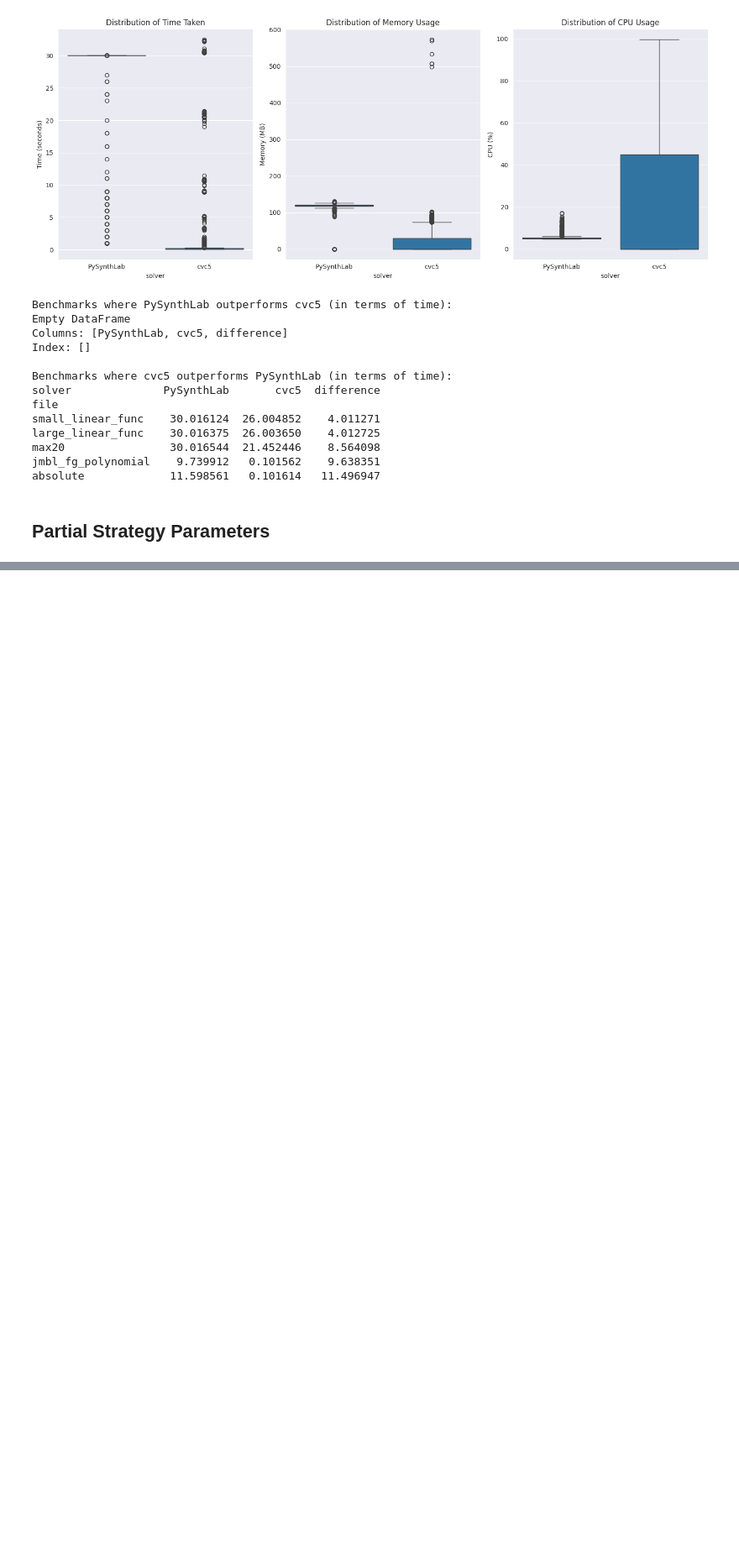
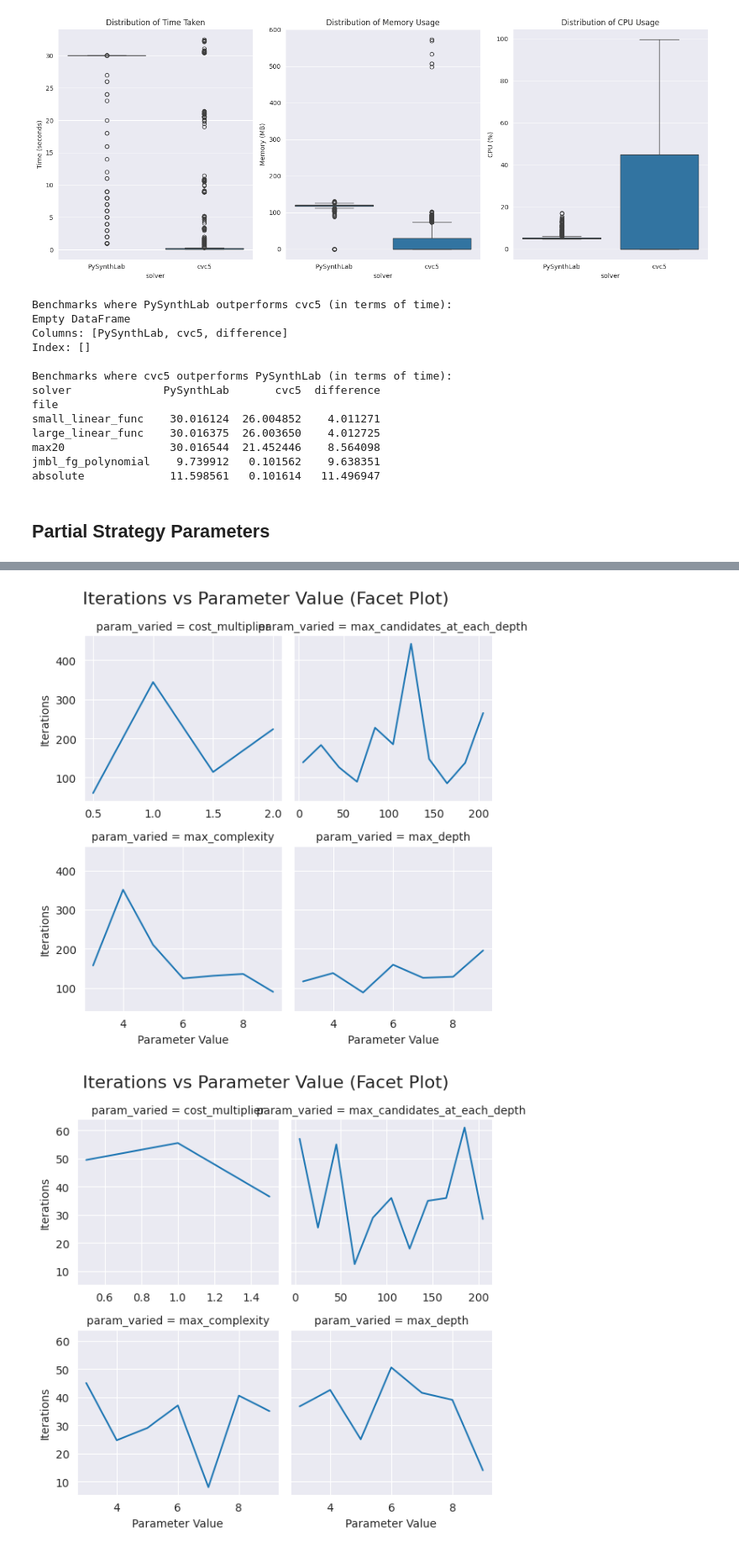
Before and after one commit to gschandan/PySynthLab, a Jupyter notebook: src/evaluation/performance.ipynb, the cells around one changed output, grey strips where cells are left out. Shown at 84% size. Saved outputs shown, nothing was run; the diff lists cells and outputs as text; code cells hidden in the pictures; blank space fills up the shorter version.

Commit message:
trying out different visualisations

```diff
--- a/src/evaluation/performance.ipynb
+++ b/src/evaluation/performance.ipynb
@@ -434,3 +437,10 @@ jmbl_fg_polynomial    9.739912   0.101562    9.638351
 absolute             11.598561   0.101614   11.496947
 # %% [markdown]
 ## Partial Strategy Parameters
+# %%
+df_pysynthlab_partial = pd.read_csv('../benchmark/sygus_solver_pysynthlab_results_partial.csv')
+df_pysynthlab_partial['run_datetime'] = pd.to_datetime(df_pysynthlab_partial['run_datetime'])
+df_pysynthlab_partial['solver'] = 'PySynthLab'
+df_pysynthlab_partial['config'] = df_pysynthlab_partial['config'].str.split('/').str[-1].str.replace('.yaml', '').str.replace('benchmark_','')
+df_pysynthlab_partial['file'] = df_pysynthlab_partial['file'].str.split('/').str[-1].str.replace('.sl', '')
+df_pysynthlab_partial.head()
@@ -436,0 +455,3 @@ absolute             11.598561   0.101614   11.496947
+# %%
+grouped = df_pysynthlab_partial.groupby(['file', 'param_varied', 'param_value'])
+grouped.describe()
@@ -436,0 +474,15 @@ absolute             11.598561   0.101614   11.496947
+# %%
+performance = grouped.agg({
+    'time': 'mean',
+    'avg_cpu_percentage': 'mean',
+    'max_memory_usage': 'mean',
+    'candidates_generated': 'mean',
+    'candidates_pruned': 'mean',
+    'iterations': 'mean',
+    'time_spent': 'mean',
+    'solution_height': 'mean',
+    'solution_complexity': 'mean',
+    'best_partial_score': 'max',
+    'solution_found': 'sum'
+}).reset_index()
+performance.head()
@@ -436,0 +506,13 @@ absolute             11.598561   0.101614   11.496947
+# %%
+for problem in performance['file'].unique():
+    problem_data = performance[performance['file'] == problem]
+
+    g = sns.FacetGrid(problem_data, col="param_varied", col_wrap=2, height=3, sharex=False)
+    g.map(sns.lineplot, "param_value", "iterations")
+    g.fig.suptitle('Iterations vs Parameter Value (Facet Plot)', fontsize=16)
+    g.set_axis_labels("Parameter Value", "Iterations")
+    plt.tight_layout()
+    plt.show()
+# %% [output]
+[figure, added]
+[figure, added]
```
Also changed, not shown: parts of 9 cells of this notebook.
